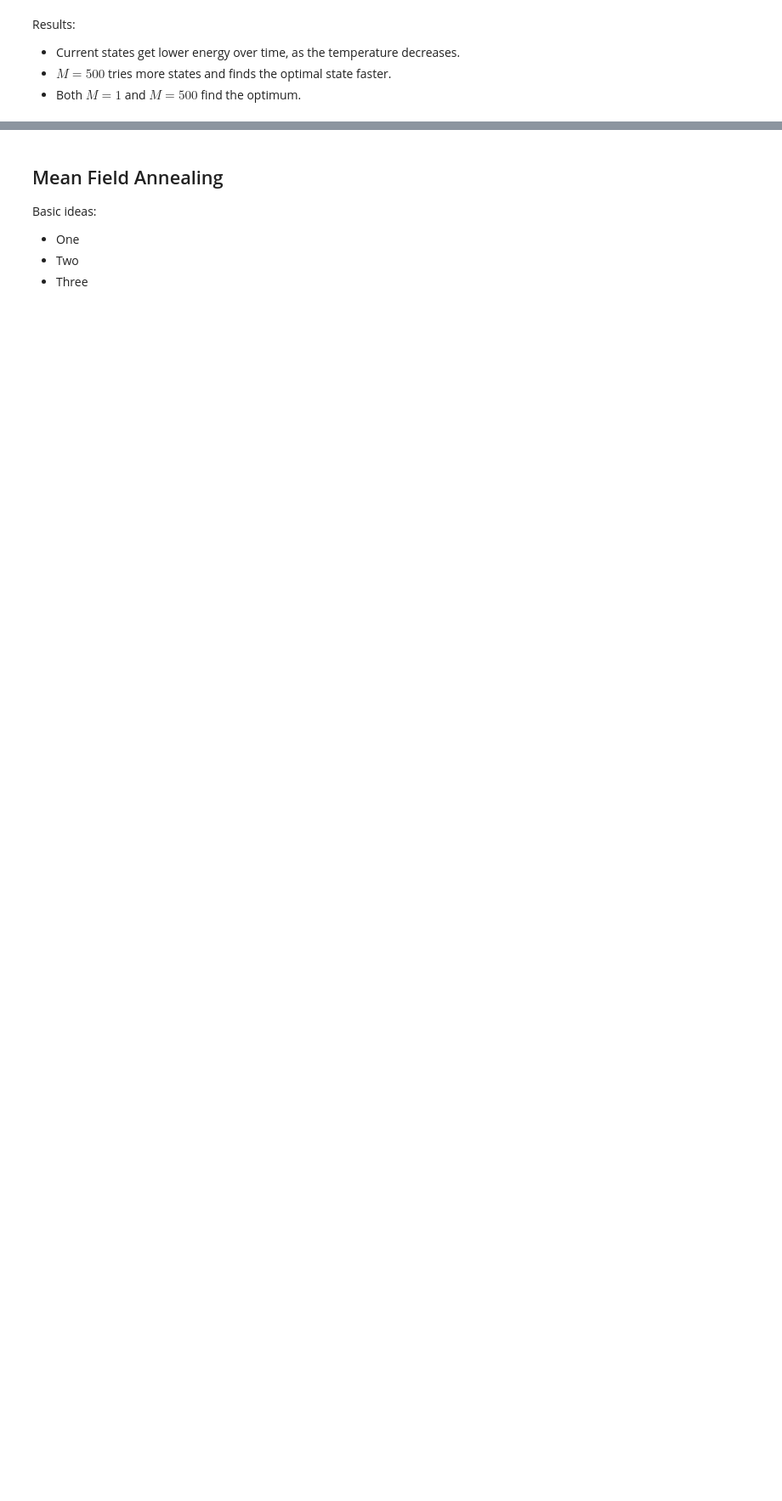
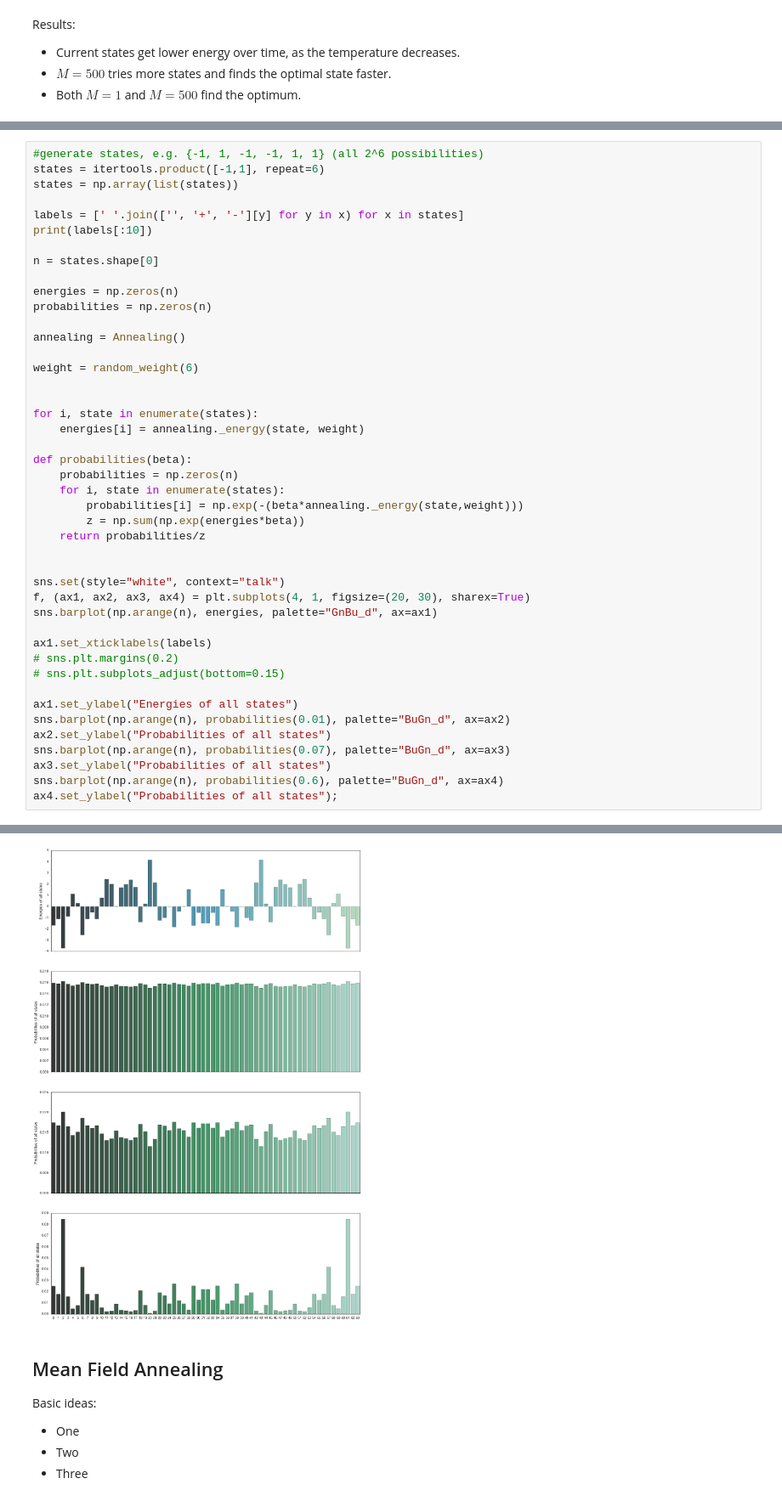
Before and after one commit to danijar/course-machine-intelligence-2, a Jupyter notebook: EX9/EX9-TheNebenhoerers.ipynb, the cells around one changed output, grey strips where cells are left out. Shown at 85% size. Drawn from its saved outputs; the diff is of its cells as text; blank space fills up the shorter version.

Commit message:
added barplots (formatting unfinished)

```diff
--- a/EX9/EX9-TheNebenhoerers.ipynb
+++ b/EX9/EX9-TheNebenhoerers.ipynb
@@ -158,0 +162,45 @@ Results:
+# %%
+#generate states, e.g. {-1, 1, -1, -1, 1, 1} (all 2^6 possibilities)
+states = itertools.product([-1,1], repeat=6)
+states = np.array(list(states))
+
+labels = [' '.join(['', '+', '-'][y] for y in x) for x in states]
+print(labels[:10])
+
+n = states.shape[0]
+
+energies = np.zeros(n)
+probabilities = np.zeros(n)
+
+annealing = Annealing()
+
+weight = random_weight(6)
+
+
+for i, state in enumerate(states):
+    energies[i] = annealing._energy(state, weight)
+
+def probabilities(beta):
+    probabilities = np.zeros(n)
+    for i, state in enumerate(states):
+        probabilities[i] = np.exp(-(beta*annealing._energy(state,weight)))
+        z = np.sum(np.exp(energies*beta))
+    return probabilities/z
+
+
+sns.set(style="white", context="talk")
+f, (ax1, ax2, ax3, ax4) = plt.subplots(4, 1, figsize=(20, 30), sharex=True)
+sns.barplot(np.arange(n), energies, palette="GnBu_d", ax=ax1)
+
+ax1.set_xticklabels(labels)
+# sns.plt.margins(0.2)
+# sns.plt.subplots_adjust(bottom=0.15)
+
+ax1.set_ylabel("Energies of all states")
+sns.barplot(np.arange(n), probabilities(0.01), palette="BuGn_d", ax=ax2)
+ax2.set_ylabel("Probabilities of all states")
+sns.barplot(np.arange(n), probabilities(0.07), palette="BuGn_d", ax=ax3)
+ax3.set_ylabel("Probabilities of all states")
+sns.barplot(np.arange(n), probabilities(0.6), palette="BuGn_d", ax=ax4)
+ax4.set_ylabel("Probabilities of all states");
+# %% [output]
@@ -159,3 +208,4 @@ Results:
+[figure, added]
 # %% [markdown]
 ## Mean Field Annealing
 
```
Also changed, not shown: parts of 4 cells of this notebook.
